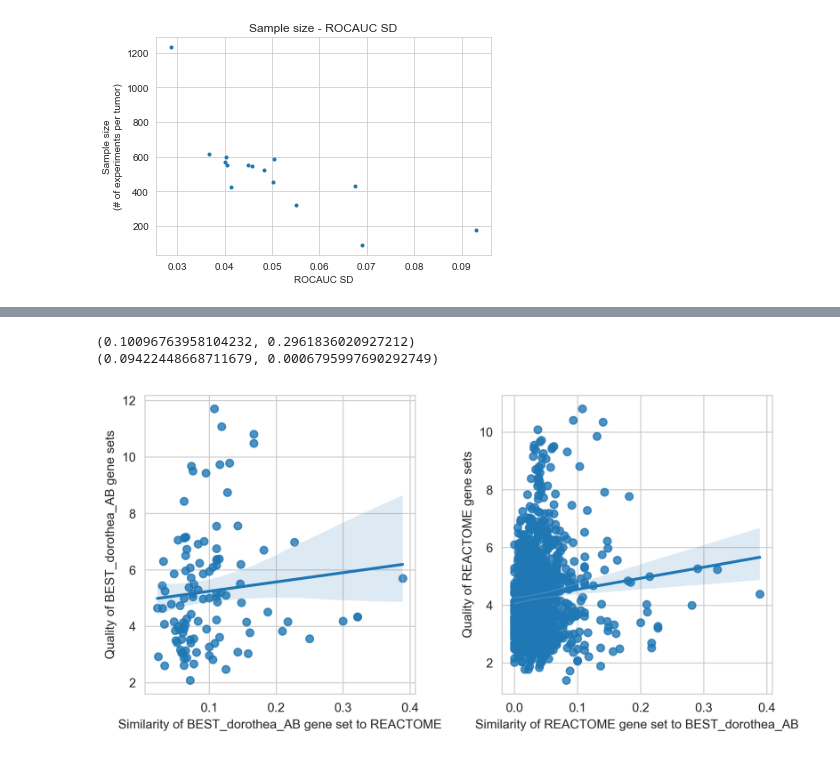
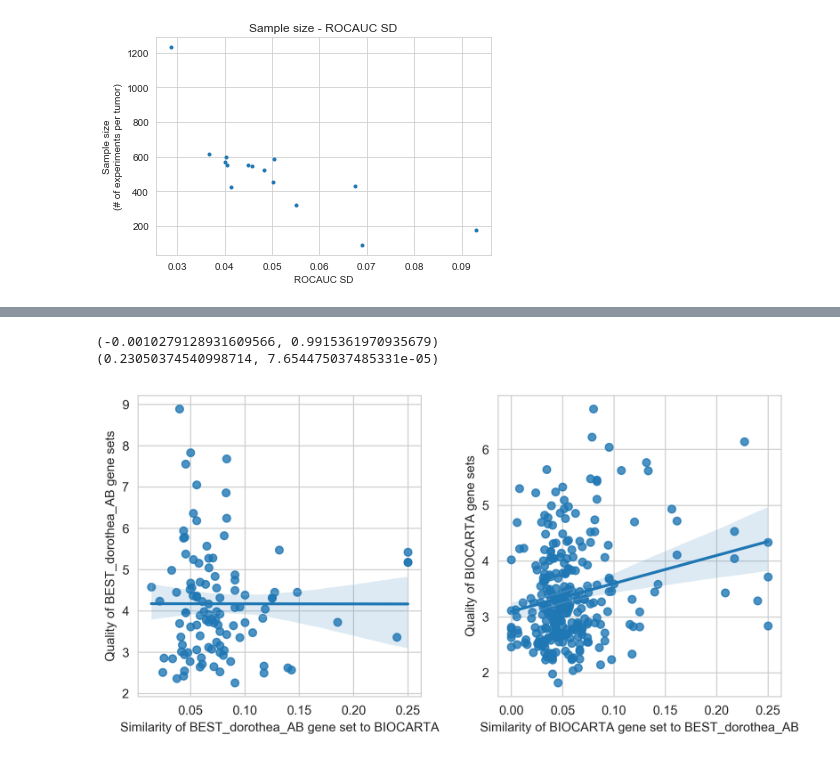
Before and after one commit to bence-szalai/why-pathway-methods-work, a Jupyter notebook: notebooks/quality_similarity_analysis.ipynb, the cells around one changed output, grey strips where cells are left out. Saved outputs shown, nothing was run; the diff lists cells and outputs as text; code cells hidden in the pictures.

```diff
--- a/notebooks/quality_similarity_analysis.ipynb
+++ b/notebooks/quality_similarity_analysis.ipynb
@@ -22,3 +39,18 @@ import os
+# %%
+#normalise ROCAUCS
+fnames=os.listdir('../results/benchmark/rocaucs/gdsc/single/')
+try:
+    fnames.remove('.DS_Store')
+except:
+    pass
+data={}
+for fname in fnames:
+    data[fname[:-4]]=pd.read_csv('../results/benchmark/rocaucs/gdsc/single/'+fname,sep=',',header=0,index_col=0)
+for method in data.keys():
+    for pw in background.index:
+        data[method].loc[pw,:]=(data[method].loc[pw,:]-0.5)/background.loc[pw,'Sd']
+for method in data.keys():
+    data[method].to_csv('../results/benchmark/z_scores/gdsc/single/%s.csv' % method, sep=',')
 # %%
 #check the random distribution of ROC AUCs
 results=pd.read_csv('../results/benchmark/rocaucs/progeny/random_dist.csv',sep=',',header=0,index_col=0)
@@ -223,6 +234,6 @@ sm.stats.anova_lm(model)
 # %%
-plot_correaltions('BEST_dorothea_AB','REACTOME','_abs','_filtered','progeny','jaccard')
+a=plot_correaltions('BEST_dorothea_AB','BIOCARTA','_abs','_filtered','gdsc','jaccard')
 # %% [output]
-(0.10096763958104232, 0.2961836020927212)
-(0.09422448668711679, 0.0006795997690292749)
+(-0.0010279128931609566, 0.9915361970935679)
+(0.23050374540998714, 7.654475037485331e-05)
-[figure, old version]
+[figure, new version]
```
Also changed, not shown: parts of 23 cells of this notebook, 5 other files.
